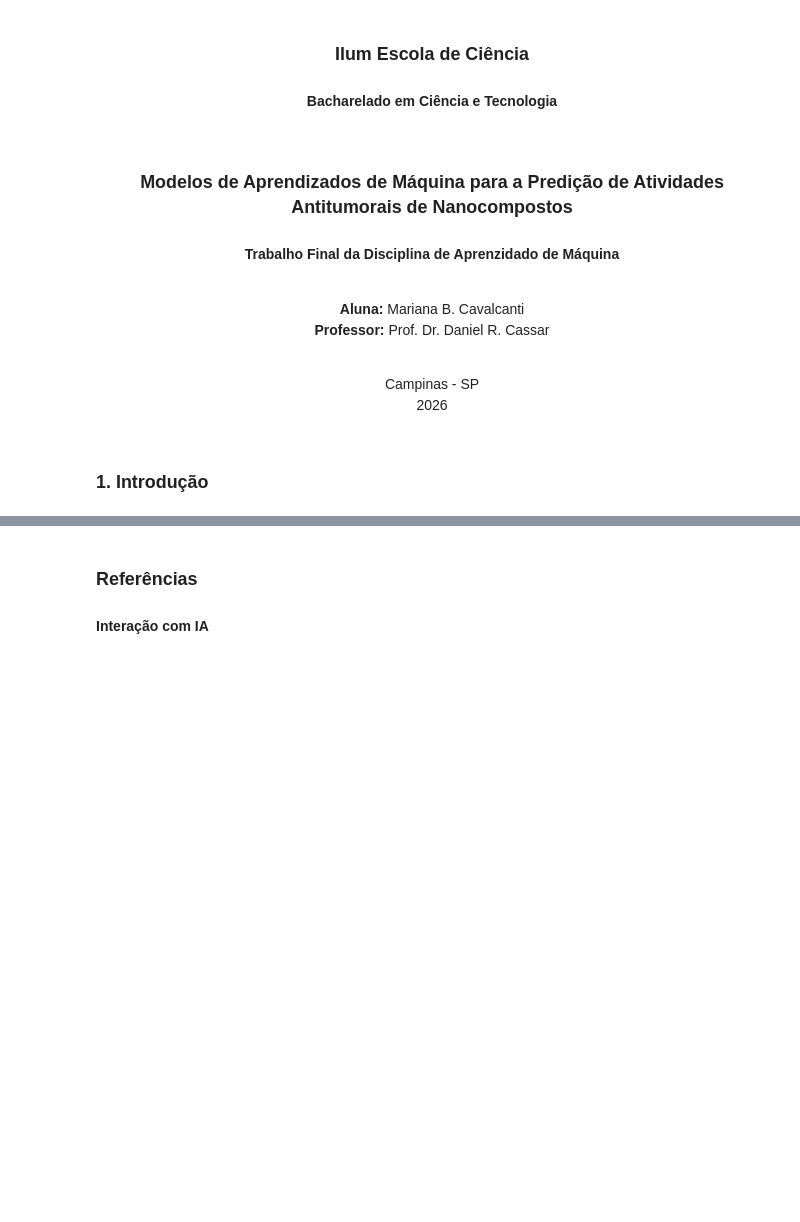
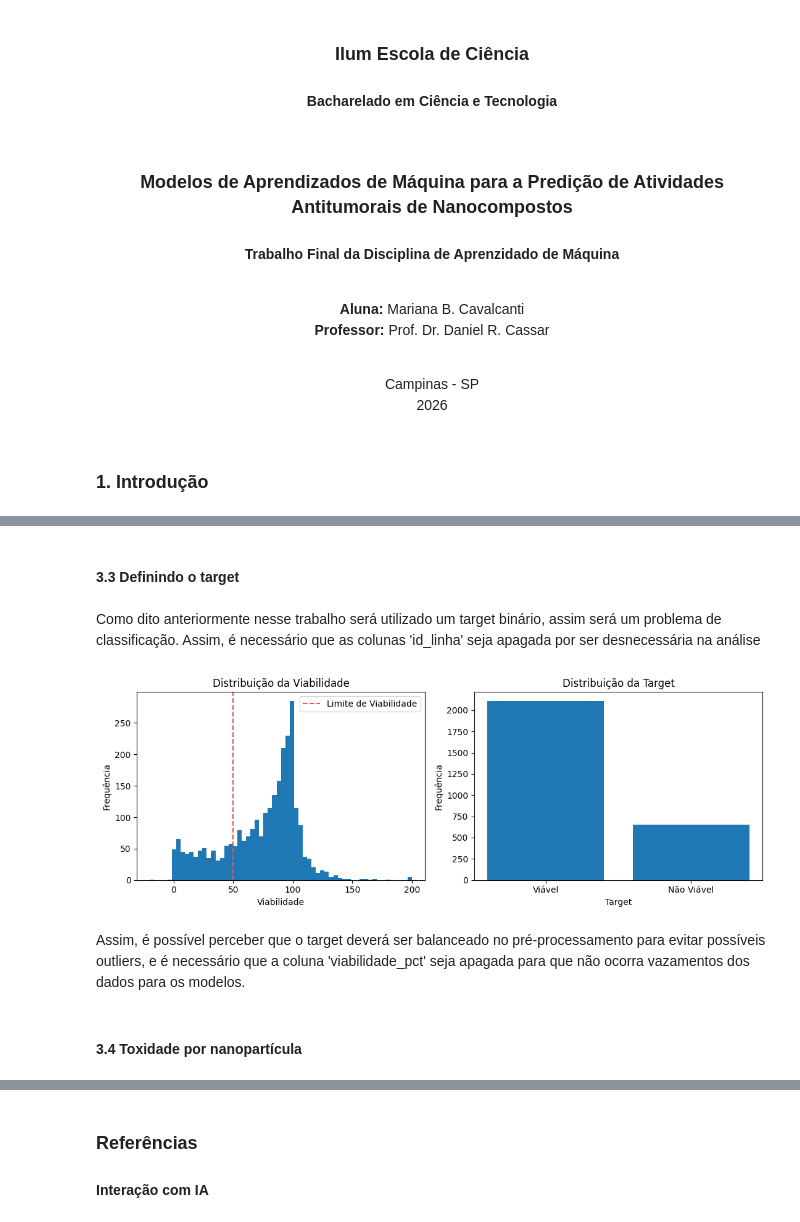
Before and after one commit to mbuenocavalcanti/Trabalho_final_de_machine_learning, a Jupyter notebook: projetofinal_ml.ipynb, the cells around one changed output, grey strips where cells are left out. Drawn from its saved outputs; the diff is of its cells as text; code cells hidden in the pictures; blank space fills up the shorter version.

Commit message:
Adicionando a análise exploratória dos dados

```diff
--- a/projetofinal_ml.ipynb
+++ b/projetofinal_ml.ipynb
@@ -25 +31,4 @@ Campinas - SP
+# %%
+dados_literatura = pd.read_csv('nanotox_literatura.csv', sep=',')
+dados_validacao = pd.read_csv('nanotox_validacao_externa.csv', sep=',')
 # %% [markdown]
@@ -26,0 +269,34 @@ Campinas - SP
+# %% [markdown]
+#### 3.3 Definindo o target
+# %% [markdown]
+Como dito anteriormente nesse trabalho será utilizado um target binário, assim será um problema de classificação. Assim, é necessário que as colunas 'id_linha' seja apagada por ser desnecessária na análise
+# %%
+dados_literatura['target'] = dados_literatura['toxico']
+dados_literatura = dados_literatura.drop(columns=['toxico'])
+dados_validacao['target'] = dados_validacao['toxico']
+dados_validacao = dados_validacao.drop(columns=['toxico'])
+# %%
+cont = dados_literatura['target'].value_counts().sort_index()
+fig, ax = plt.subplots(1, 2,figsize=(11, 4))
+ax[0].hist(dados_literatura['viabilidade_pct'].clip(-20,200), bins=60, color=['#1f77b4'])
+ax[0].axvline(50, color='#E45756', linestyle='dashed', label='Limite de Viabilidade')
+ax[0].set_xlabel('Viabilidade')
+ax[0].set_ylabel('Frequência')
+ax[0].set_title('Distribuição da Viabilidade')
+ax[0].legend()
+
+# Gráfico 2: Distribuição da Target
+ax[1].bar(['Viável', 'Não Viável'], cont.values, color=['#1f77b4'])
+ax[1].set_xlabel('Target')
+ax[1].set_ylabel('Frequência')
+ax[1].set_title('Distribuição da Target')
+
+fig.tight_layout()
+plt.savefig('distribuicao_viabilidade_target.png', dpi=300)
+plt.show()
+# %% [output]
+[figure, added]
+# %% [markdown]
+Assim, é possível perceber que o target deverá ser balanceado no pré-processamento para evitar possíveis outliers, e é necessário que a coluna 'viabilidade_pct' seja apagada para que não ocorra vazamentos dos dados para os modelos.
+# %% [markdown]
+#### 3.4 Toxidade por nanopartícula
```
Also changed, not shown: parts of 33 cells of this notebook.
